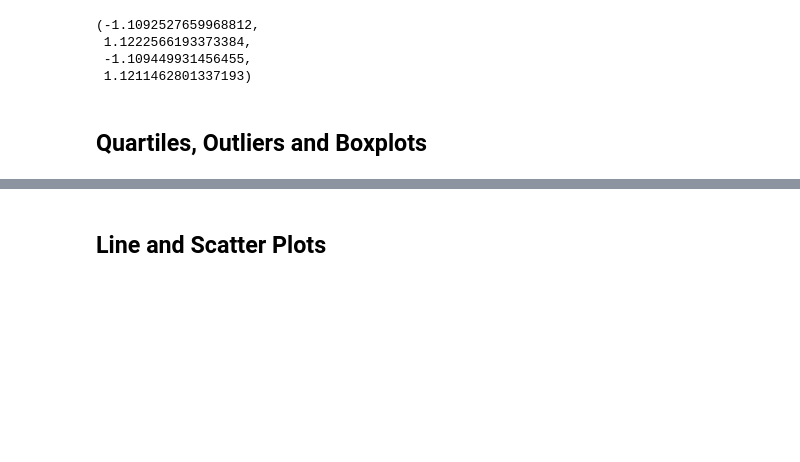
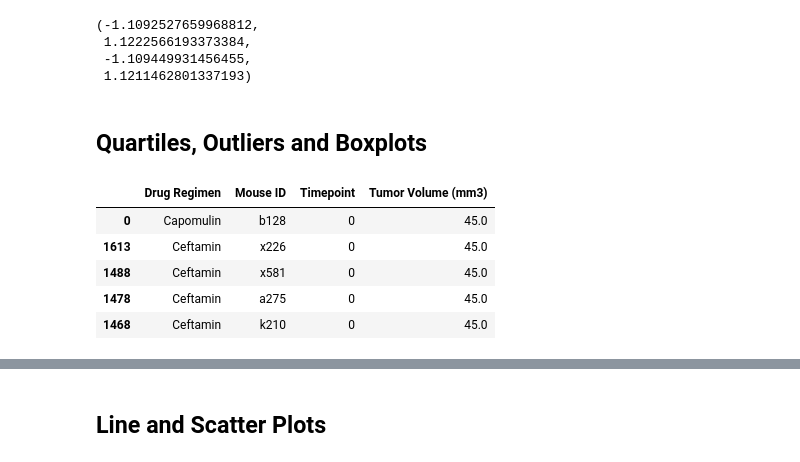
Before and after one commit to rpatel10491/matpilotlab-challenge, a Jupyter notebook: Pymaceuticals/pymaceuticals_starter.ipynb, the cells around one changed output, grey strips where cells are left out. Cells and saved outputs as stored; diff of their text form; code cells hidden in the pictures; blank space fills up the shorter version.

```diff
--- a/Pymaceuticals/pymaceuticals_starter.ipynb
+++ b/Pymaceuticals/pymaceuticals_starter.ipynb
@@ -195,10 +195,24 @@ plt.axis('equal')
 # %%
 # Calculate the final tumor volume of each mouse across four of the treatment regimens:
 # Capomulin, Ramicane, Infubinol, and Ceftamin
 
 # Start by getting the last (greatest) timepoint for each mouse
 
+# Merge this group df with the original dataframe to get the tumor volume at the last timepoint
 
-# Merge this group df with the original dataframe to get the tumor volume at the last timepoint
+best_rgm = combined_data[combined_data["Drug Regimen"].isin(["Capomulin", "Ramicane", "Infubinol", "Ceftamin"])]
+best_rgm = best_rgm.sort_values(["Timepoint"], ascending=True)
+best_rgm
+
+best_rgm_data = best_rgm[["Drug Regimen", "Mouse ID", "Timepoint", "Tumor Volume (mm3)"]]
+
+best_rgm_data.head()
+# %% [output]
+|  | Drug Regimen | Mouse ID | Timepoint | Tumor Volume (mm3) |
+| 0 | Capomulin | b128 | 0 | 45.0 |
+| 1613 | Ceftamin | x226 | 0 | 45.0 |
+| 1488 | Ceftamin | x581 | 0 | 45.0 |
+| 1478 | Ceftamin | a275 | 0 | 45.0 |
+| 1468 | Ceftamin | k210 | 0 | 45.0 |
 # %%
 # Put treatments into a list for for loop (and later for plot labels)
```
Also changed, not shown: parts of 7 cells of this notebook.
